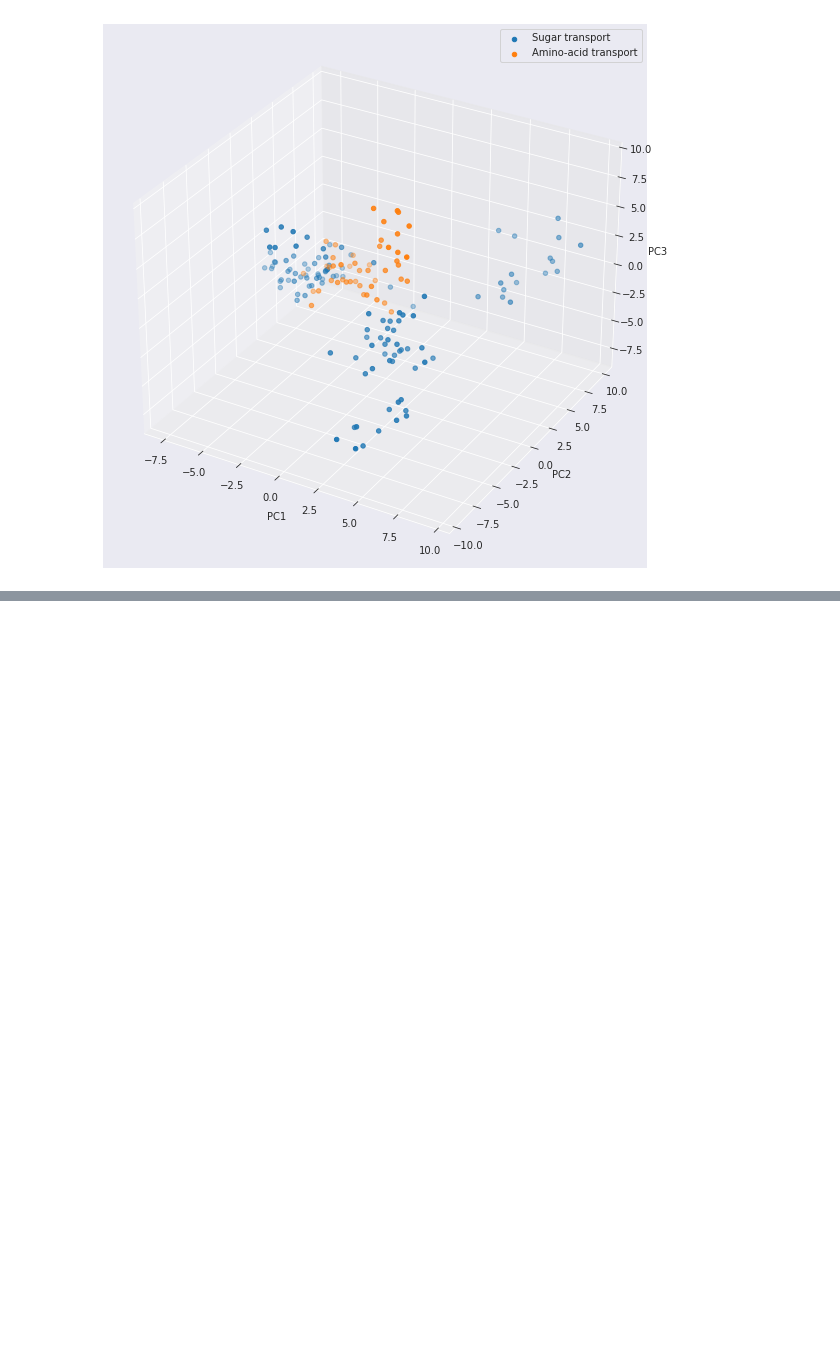
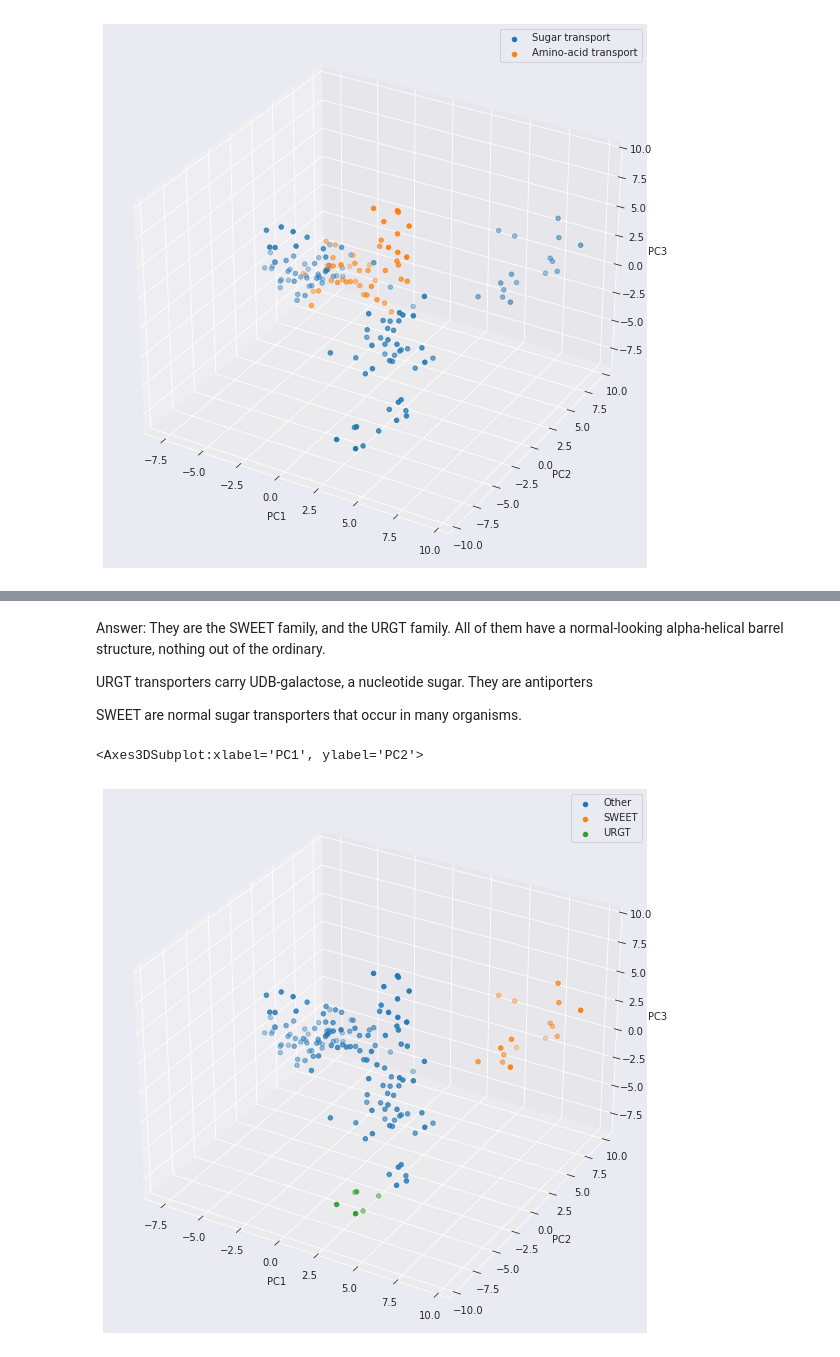
Before and after one commit to adenger/subpred3, a Jupyter notebook: notebooks/athaliana_02_dataset_analysis.ipynb, the cells around one changed output, grey strips where cells are left out. Cells and saved outputs as stored; diff of their text form; code cells hidden in the pictures; blank space fills up the shorter version.

```diff
--- a/notebooks/athaliana_02_dataset_analysis.ipynb
+++ b/notebooks/athaliana_02_dataset_analysis.ipynb
@@ -212,2 +249,22 @@ pca_plot_3d(df_paac, df.keywords_transport_related)
+# %% [markdown]
+Answer: They are the SWEET family, and the URGT family. All of them have a normal-looking alpha-helical barrel structure, nothing out of the ordinary.
+
+URGT transporters carry UDB-galactose, a nucleotide sugar. They are antiporters
+
+SWEET are normal sugar transporters that occur in many organisms.
+# %%
+def map_gn(gene_names):
+    first_gene = gene_names.split()[0]
+    if first_gene.startswith("SWEET"):
+        return "SWEET"
+    elif first_gene.startswith("URGT"):
+        return "URGT"
+    else:
+        return "Other"
+
+pca_plot_3d(df_paac, df.gene_names.apply(map_gn))
+# %% [output]
+<Axes3DSubplot:xlabel='PC1', ylabel='PC2'>
+[figure, added]
 # %%
 # TODO This is from old notebook, turn into function!
```
Also changed, not shown: parts of 11 cells of this notebook.
